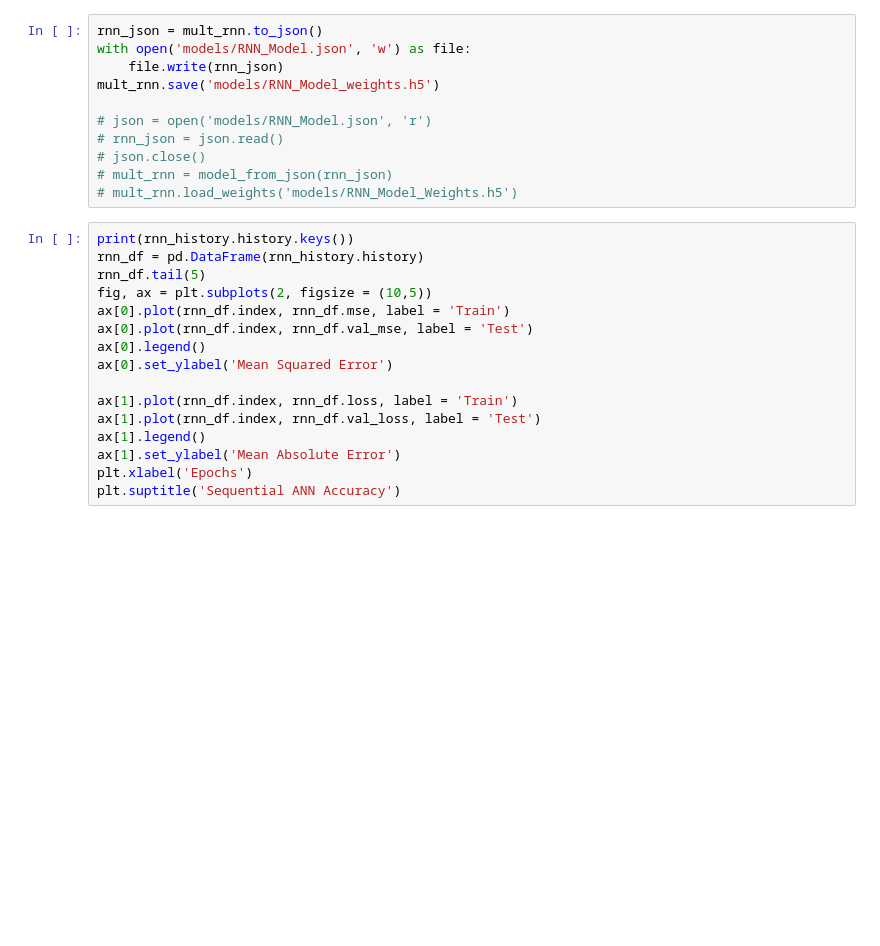
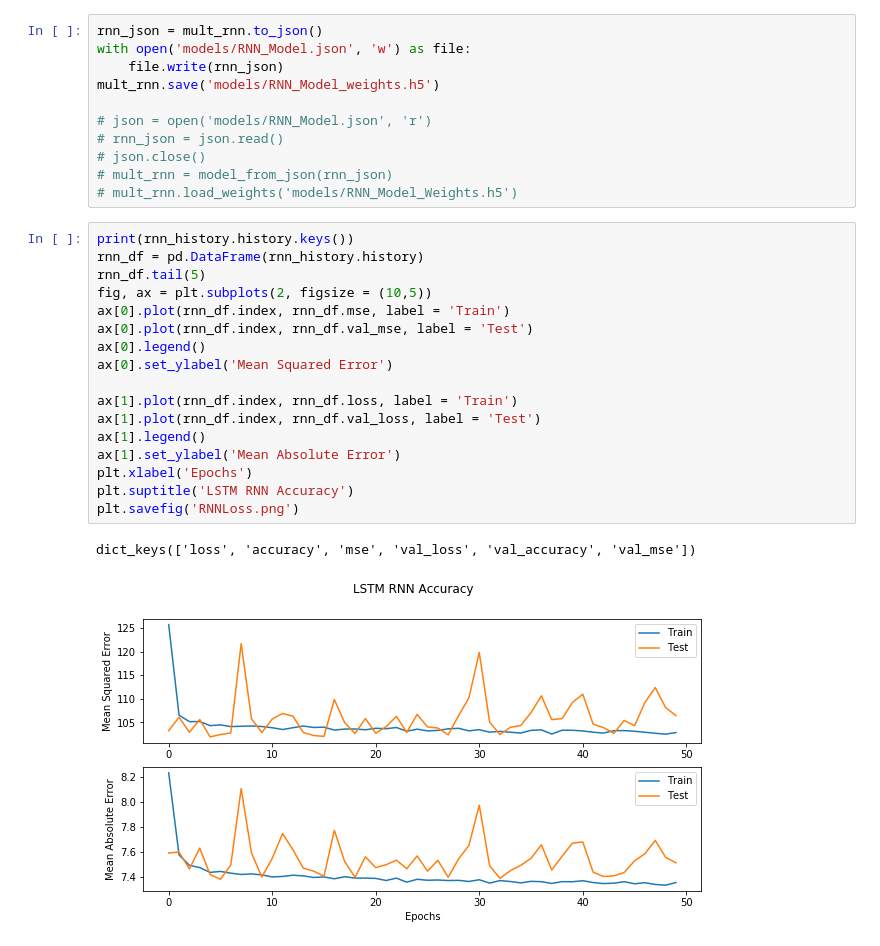
Before and after one commit to HeeebsInc/DeepHoops, a Jupyter notebook: ML_Models/Models.ipynb, the cells around one changed output. Cells and saved outputs as stored; diff of their text form; blank space fills up the shorter version.

```diff
--- a/ML_Models/Models.ipynb
+++ b/ML_Models/Models.ipynb
@@ -264,19 +316,23 @@ mult_rnn.save('models/RNN_Model_weights.h5')
 # %%
 print(rnn_history.history.keys())
 rnn_df = pd.DataFrame(rnn_history.history)
 rnn_df.tail(5)
 fig, ax = plt.subplots(2, figsize = (10,5))
 ax[0].plot(rnn_df.index, rnn_df.mse, label = 'Train')
 ax[0].plot(rnn_df.index, rnn_df.val_mse, label = 'Test')
 ax[0].legend()
 ax[0].set_ylabel('Mean Squared Error')
 
 ax[1].plot(rnn_df.index, rnn_df.loss, label = 'Train')
 ax[1].plot(rnn_df.index, rnn_df.val_loss, label = 'Test')
 ax[1].legend()
 ax[1].set_ylabel('Mean Absolute Error')
 plt.xlabel('Epochs')
-plt.suptitle('Sequential ANN Accuracy')
+plt.suptitle('LSTM RNN Accuracy')
+plt.savefig('RNNLoss.png')
+# %% [output]
+dict_keys(['loss', 'accuracy', 'mse', 'val_loss', 'val_accuracy', 'val_mse'])
+[figure, added]
 # %%
 #make predictions using x_test and y_test for ANN
 rnn_predictions = mult_rnn.predict(x_test)
```
Also changed, not shown: parts of 8 cells of this notebook, 9 other files.
